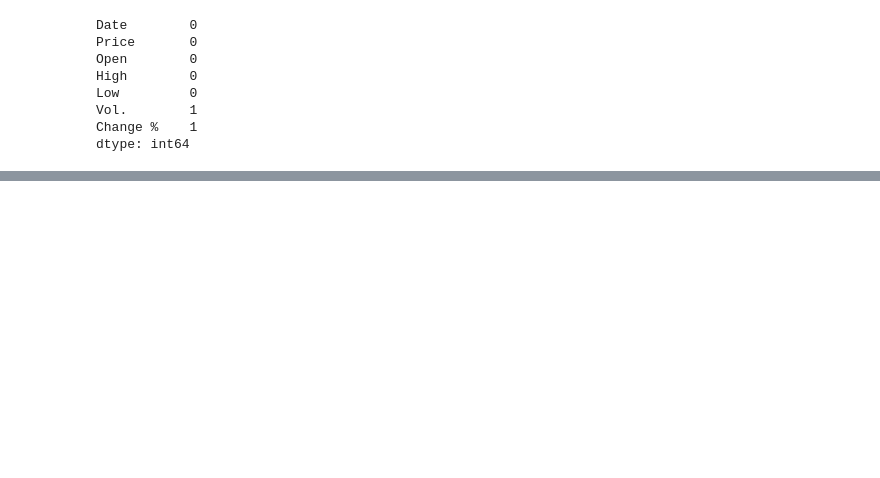
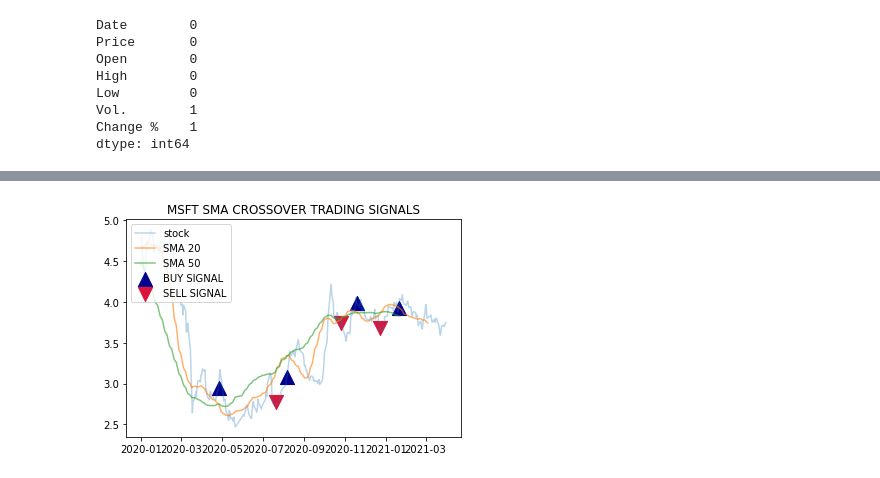
Before and after one commit to Ayesha-da/ValueInvestor, a Jupyter notebook: value_investor.ipynb, the cells around one changed output, grey strips where cells are left out. Saved outputs shown, nothing was run; the diff lists cells and outputs as text; code cells hidden in the pictures; blank space fills up the shorter version.

```diff
--- a/value_investor.ipynb
+++ b/value_investor.ipynb
@@ -180,0 +281,11 @@ Value based partial slicing on non-monotonic DatetimeIndexes with non-existing k
+# %%
+plt.plot(stock['Price'], alpha = 0.3, label = 'stock')
+plt.plot(sma_20, alpha = 0.6, label = 'SMA 20')
+plt.plot(sma_50, alpha = 0.6, label = 'SMA 50')
+plt.scatter(stock.index, buy_price, marker = '^', s = 200, color = 'darkblue', label = 'BUY SIGNAL')
+plt.scatter(stock.index, sell_price, marker = 'v', s = 200, color = 'crimson', label = 'SELL SIGNAL')
+plt.legend(loc = 'upper left')
+plt.title('MSFT SMA CROSSOVER TRADING SIGNALS')
+plt.show()
+# %% [output]
+[figure, added]
```
Also changed, not shown: parts of 14 cells of this notebook.
